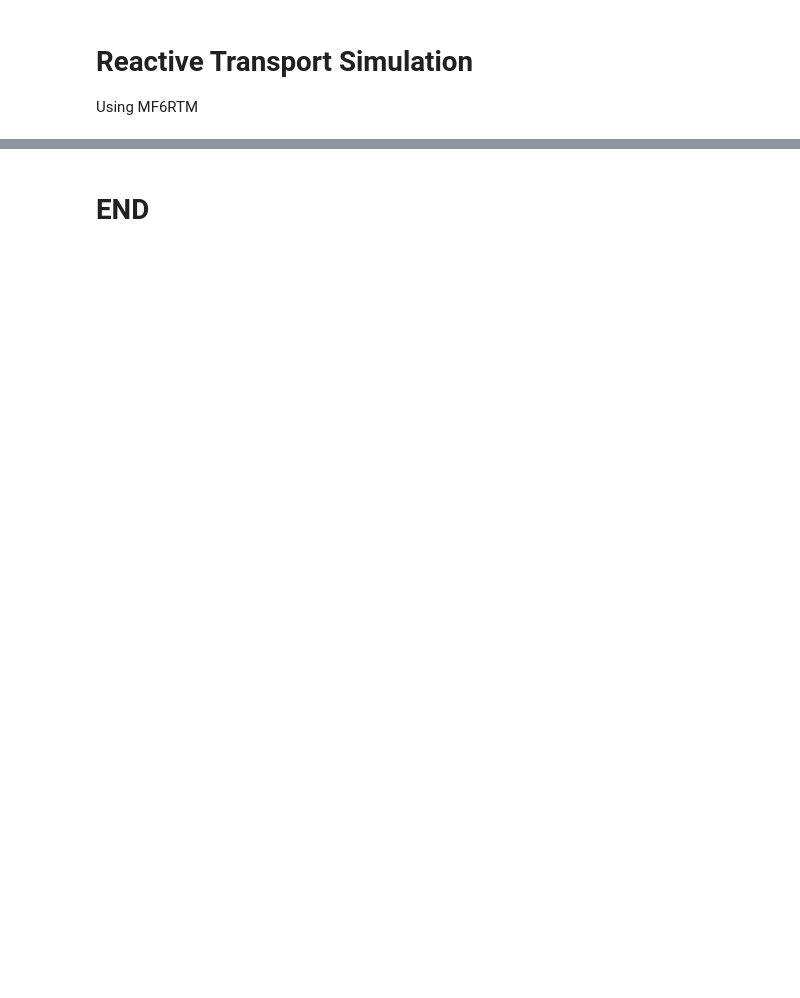
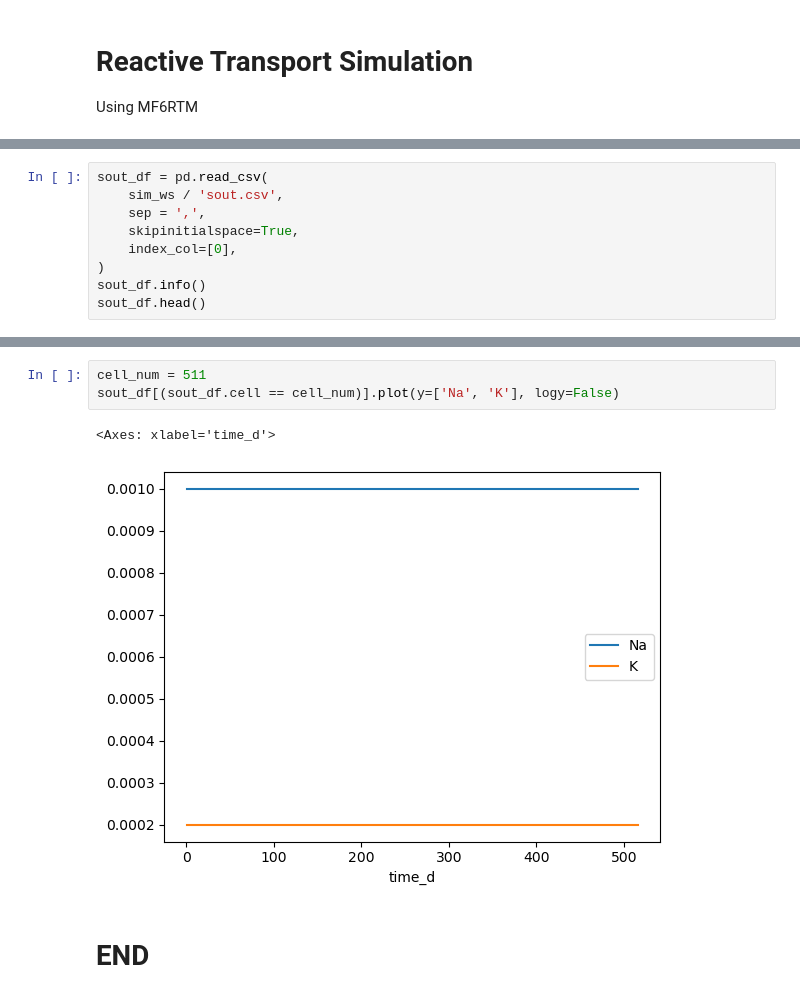
Before and after one commit to LimnoTech/mf6rtm-asr-example, a Jupyter notebook: sims/sim01-ex11/ex11_setup.ipynb, the cells around one changed output, grey strips where cells are left out. Saved outputs shown, nothing was run; the diff lists cells and outputs as text; blank space fills up the shorter version.

```diff
--- a/sims/sim01-ex11/ex11_setup.ipynb
+++ b/sims/sim01-ex11/ex11_setup.ipynb
@@ -1537,0 +1458,9 @@ WARNING: Trying smaller step size, pe step size 10, 5 ...
+# %%
+sout_df = pd.read_csv(
+    sim_ws / 'sout.csv',
+    sep = ',',
+    skipinitialspace=True,
+    index_col=[0],
+)
+sout_df.info()
+sout_df.head()
@@ -1538,2 +1503,8 @@ WARNING: Trying smaller step size, pe step size 10, 5 ...
+# %%
+cell_num = 511
+sout_df[(sout_df.cell == cell_num)].plot(y=['Na', 'K'], logy=False)
+# %% [output]
+<Axes: xlabel='time_d'>
+[figure, added]
 # %% [markdown]
 # END
```
Also changed, not shown: parts of 48 cells of this notebook, 2 other files.
